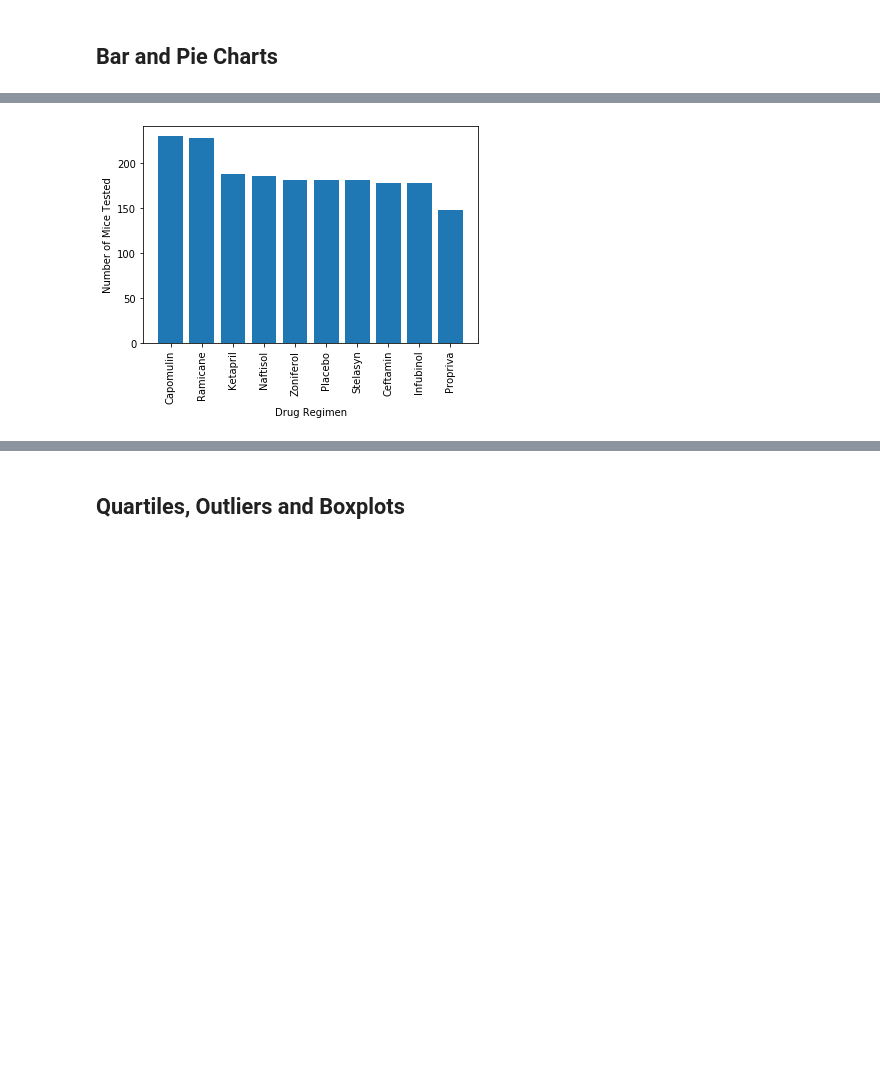
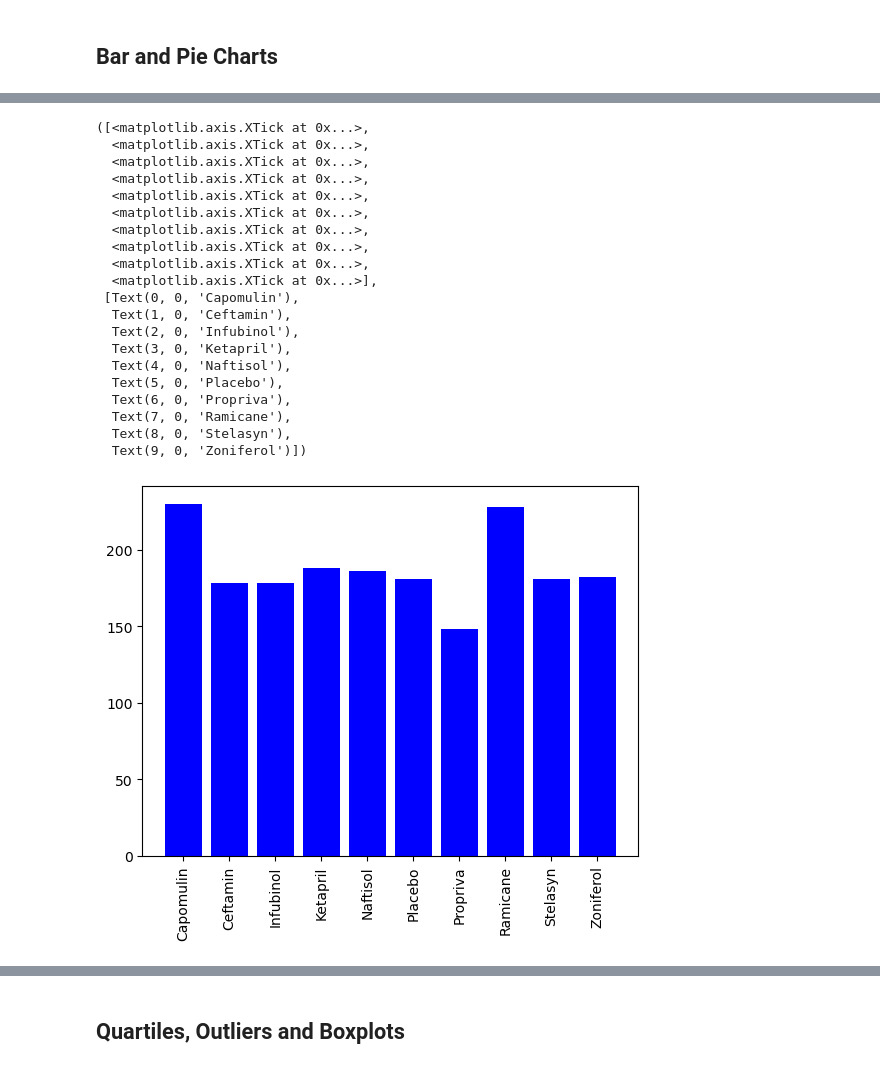
Before and after one commit to bmropp08/matplotlib, a Jupyter notebook: pymaceuticals.ipynb, the cells around one changed output, grey strips where cells are left out. Saved outputs shown, nothing was run; the diff lists cells and outputs as text; code cells hidden in the pictures; blank space fills up the shorter version.

```diff
--- a/pymaceuticals.ipynb
+++ b/pymaceuticals.ipynb
@@ -140,4 +155,11 @@ tumor_volume_df
 ## Bar and Pie Charts
 # %%
 # Generate a bar plot showing the total number of timepoints for all mice tested for each drug regimen using Pandas.
+timepoints_and_regimen = new_df.groupby("Drug Regimen")
+count_timepoints = timepoints_and_regimen["Timepoint"].count()
+count_chart = count_timepoints.plot(kind="bar", figsize=(15,5))
+count_chart.set_xlabel("Drug Regimen")
+count_chart.set_ylabel("Number of Mice Tested")
+plt.show()
+plt.tight_layout()
 # %% [output]
@@ -145,6 +168,33 @@ tumor_volume_df
 # %%
 # Generate a bar plot showing the total number of timepoints for all mice tested for each drug regimen using pyplot.
+count_timepoints
+drug_regimen = ["Capomulin", "Ceftamin", "Infubinol","Ketapril","Naftisol","Placebo","Propriva","Ramicane","Stelasyn","Zoniferol"]
+counts  = [230,178,178,188,186,181,148,228,181,182]
+x_axis = np.arange(len(counts))
+plt.bar(x_axis,counts,color="b", align="center")
+tick_locations = [value for value in x_axis]
+plt.xticks(tick_locations, drug_regimen, rotation=90)
 # %% [output]
+([<matplotlib.axis.XTick at 0x...>,
+  <matplotlib.axis.XTick at 0x...>,
+  <matplotlib.axis.XTick at 0x...>,
+  <matplotlib.axis.XTick at 0x...>,
+  <matplotlib.axis.XTick at 0x...>,
+  <matplotlib.axis.XTick at 0x...>,
+  <matplotlib.axis.XTick at 0x...>,
+  <matplotlib.axis.XTick at 0x...>,
+  <matplotlib.axis.XTick at 0x...>,
+  <matplotlib.axis.XTick at 0x...>],
+ [Text(0, 0, 'Capomulin'),
+  Text(1, 0, 'Ceftamin'),
+  Text(2, 0, 'Infubinol'),
+  Text(3, 0, 'Ketapril'),
+  Text(4, 0, 'Naftisol'),
+  Text(5, 0, 'Placebo'),
+  Text(6, 0, 'Propriva'),
+  Text(7, 0, 'Ramicane'),
+  Text(8, 0, 'Stelasyn'),
+  Text(9, 0, 'Zoniferol')])
-[figure, old version]
+[figure, new version]
 # %%
 # Generate a pie plot showing the distribution of female versus male mice using Pandas
```
Also changed, not shown: parts of 17 cells of this notebook.
